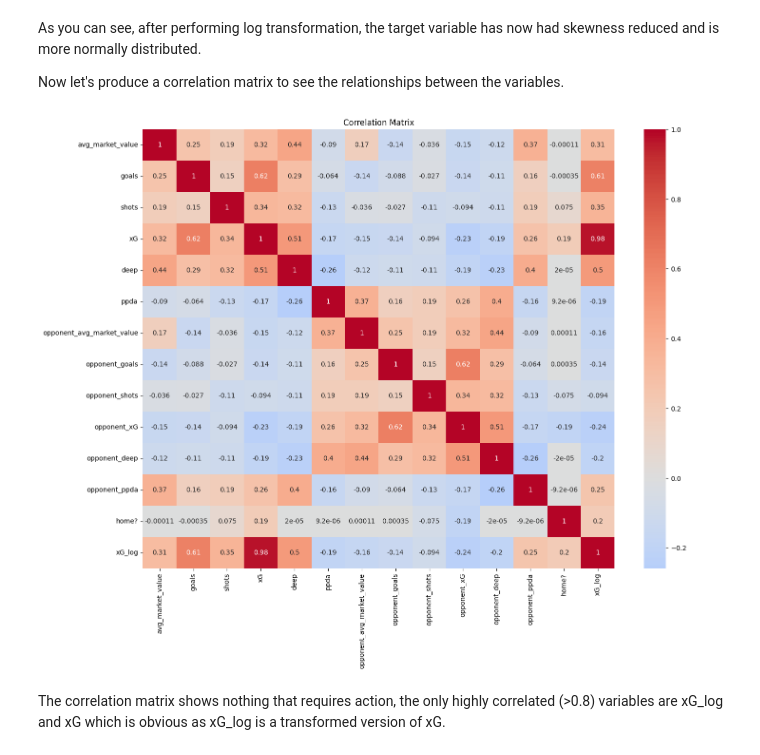
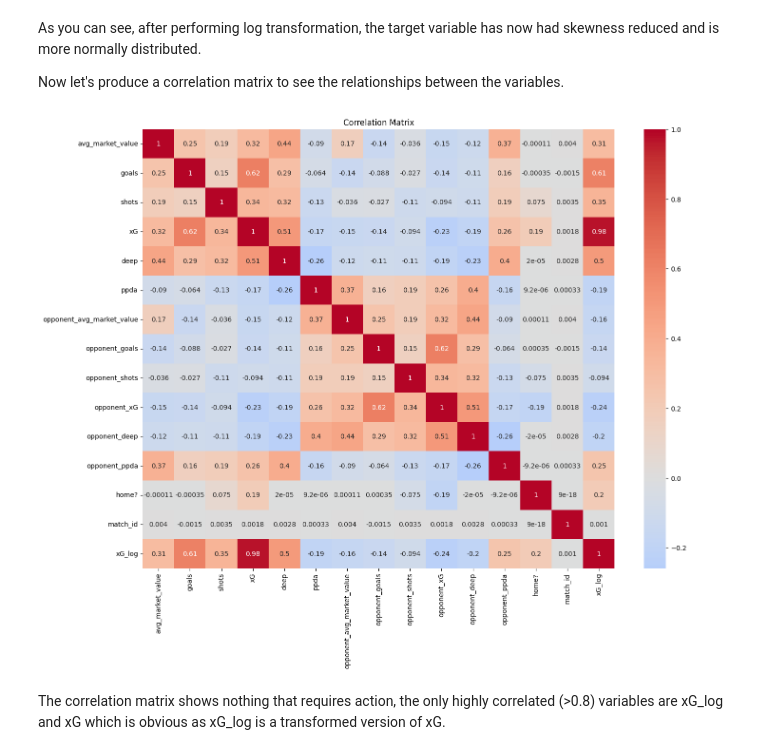
Before and after one commit to louis-porter/predicting_football_match_outcomes, a Jupyter notebook: match_outcome_study.ipynb, the cells around one changed output. Saved outputs shown, nothing was run; the diff lists cells and outputs as text; code cells hidden in the pictures.

```diff
--- a/match_outcome_study.ipynb
+++ b/match_outcome_study.ipynb
@@ -45,8 +45,7 @@ df["match_date"] = pd.to_datetime(df["match_date"])
 
 numeric_cols = ["home_num_players", "home_market_value", "home_avg_market_value", "away_num_players", "away_market_value", "away_avg_market_value",
                 "home_goals", "away_goals", "home_shots", "away_shots", "home_shots_on_target", "away_shots_on_target", "home_corners", "away_corners",
-                "home_red", "away_red", "home_yellow", "away_yellow", "home_deep", "away_deep", "home_ppda", "away_ppda",
-                "bet365_home_odds", "bet365_away_odds", "bet365_draw_odds", "bet365_u25_odds", "bet365_o25_odds"]
+                "home_red", "away_red", "home_yellow", "away_yellow", "home_deep", "away_deep", "home_ppda", "away_ppda"]
 
 for col in numeric_cols:
     df[col] = pd.to_numeric(df[col], errors="coerce")
@@ -194,7 +193,8 @@ The last part of this stage of the project will be to unpivot the data set so th
 # Separates out the home vs away and allows every team to have an individual row of data. Allows us to feature engineer home effect easier.
 home_df = df[["division", "season", "match_date",
              "home_team", "home_avg_market_value", "home_goals", "home_shots", "home_xgoals",  "home_deep", "home_ppda",
-             "away_team", "away_avg_market_value", "away_goals", "away_shots", "away_xgoals", "away_deep", "away_ppda"]].copy()
+             "away_team", "away_avg_market_value", "away_goals", "away_shots", "away_xgoals", "away_deep", "away_ppda",
+              "bet365_home_odds", "bet365_draw_odds", "bet365_away_odds"]].copy()
 home_df["home?"] = 1
 home_df = home_df.rename(columns={"home_team":"team", "home_avg_market_value":"avg_market_value", "home_goals":"goals",
              "home_shots":"shots", "home_xgoals":"xG",  "home_deep":"deep", "home_ppda":"ppda",
@@ -203,7 +203,8 @@ home_df = home_df.rename(columns={"home_team":"team", "home_avg_market_value":"a
 
 away_df = df[["division", "season", "match_date",
                 "away_team", "away_avg_market_value", "away_goals", "away_shots", "away_xgoals",  "away_deep", "away_ppda",
-                "home_team", "home_avg_market_value", "home_goals", "home_shots", "home_xgoals", "home_deep", "home_ppda"]].copy()
+                "home_team", "home_avg_market_value", "home_goals", "home_shots", "home_xgoals", "home_deep", "home_ppda",
+                 "bet365_home_odds", "bet365_draw_odds", "bet365_away_odds"]].copy()
 away_df["home?"] = 0
 away_df = away_df.rename(columns={"away_team":"team", "away_avg_market_value":"avg_market_value", "away_goals":"goals",
              "away_shots":"shots", "away_xgoals":"xG", "away_deep":"deep", "away_ppda":"ppda",
@@ -212,6 +213,15 @@ away_df = away_df.rename(columns={"away_team":"team", "away_avg_market_value":"a
 
 df = pd.concat([away_df, home_df])
 df.sort_values(["match_date", "division"], inplace=True)
+
+# Create a unique identifier for each game, so even though matches are now duplicated, they have the same id.
+df["match_id"] = df.apply(
+    lambda row: "-".join(sorted([row["division"], str(row["season"]), str(row['match_date']), row['team'], row['opponent_team']])),
+    axis=1
+) # This applies a function to each row that creates a list out of the above columns, sorts and sorts them in alphabetical order.
+  # It then joins the contents of the strings to create a unique ID like: 2014-2014-08-08-Ligue 1-Paris SG-Reims
+
+df["match_id"] = df["match_id"].apply(hash) # This then hashes the string ID into a numeric value.
 # %% [markdown]
 ### Exploratory Data Analysis
 # %% [markdown]
@@ -257,14 +267,14 @@ Now let's produce a correlation matrix to see the relationships between the vari
 # %%
 import seaborn as sns
 
-correlation_matrix = df.drop(columns=["division", "season", "team", "opponent_team", "match_date"]).corr()
+correlation_matrix = df.drop(columns=["division", "season", "team", "opponent_team", "match_date", "bet365_home_odds", "bet365_draw_odds", "bet365_away_odds"]).corr()
 
 plt.figure(figsize=(16,12))
 sns.heatmap(correlation_matrix, annot=True, cmap="coolwarm", center=0)
 plt.title('Correlation Matrix')
 plt.show()
 # %% [output]
-[figure, old version]
+[figure, new version]
 # %% [markdown]
 The correlation matrix shows nothing that requires action, the only highly correlated (>0.8) variables are xG_log and xG which is obvious as xG_log is a transformed version of xG.
 # %% [markdown]
```
Also changed, not shown: parts of 7 cells of this notebook, 1 other file.
